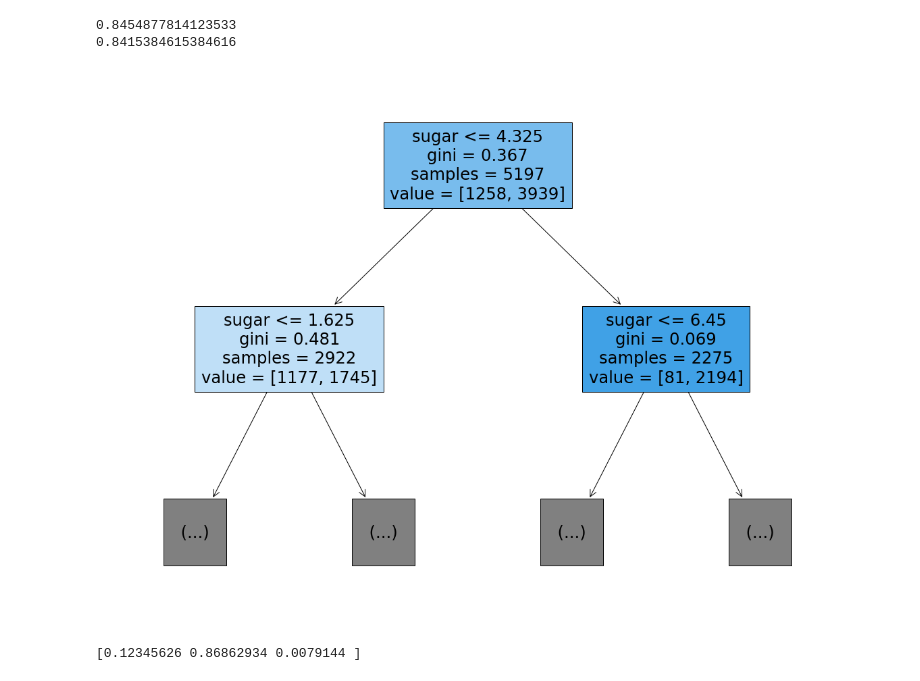
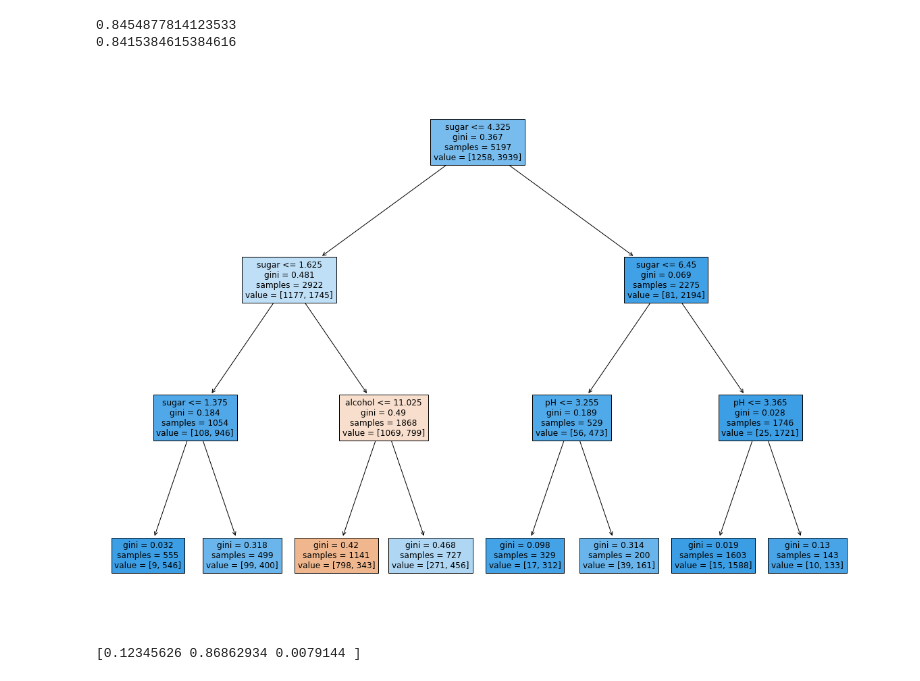
Before and after one commit to chaiminwoo0223/Machine-Learning, a Jupyter notebook: 09_DecisionTree.ipynb, the cells around one changed output. Drawn from its saved outputs; the diff is of its cells as text; code cells hidden in the pictures.

```diff
--- a/09_DecisionTree.ipynb
+++ b/09_DecisionTree.ipynb
@@ -115,8 +115,8 @@ print(dt.score(test_input,test_target))
 0.8415384615384616
 # %%
 plt.figure(figsize=(20,15))
-plot_tree(dt,max_depth=1,filled=True,feature_names=['alcohol','sugar','pH'])
+plot_tree(dt,filled=True,feature_names=['alcohol','sugar','pH'])
 plt.show()
 # %% [output]
-[figure, old version]
+[figure, new version]
 # %%
```
Also changed, not shown: parts of 11 cells of this notebook.
